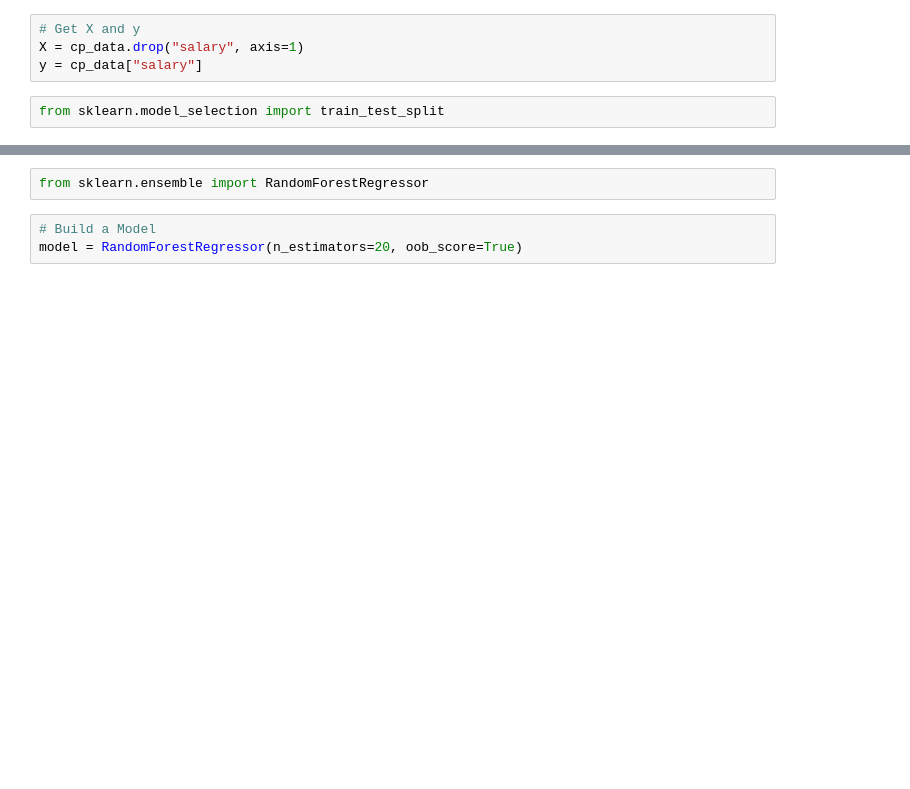
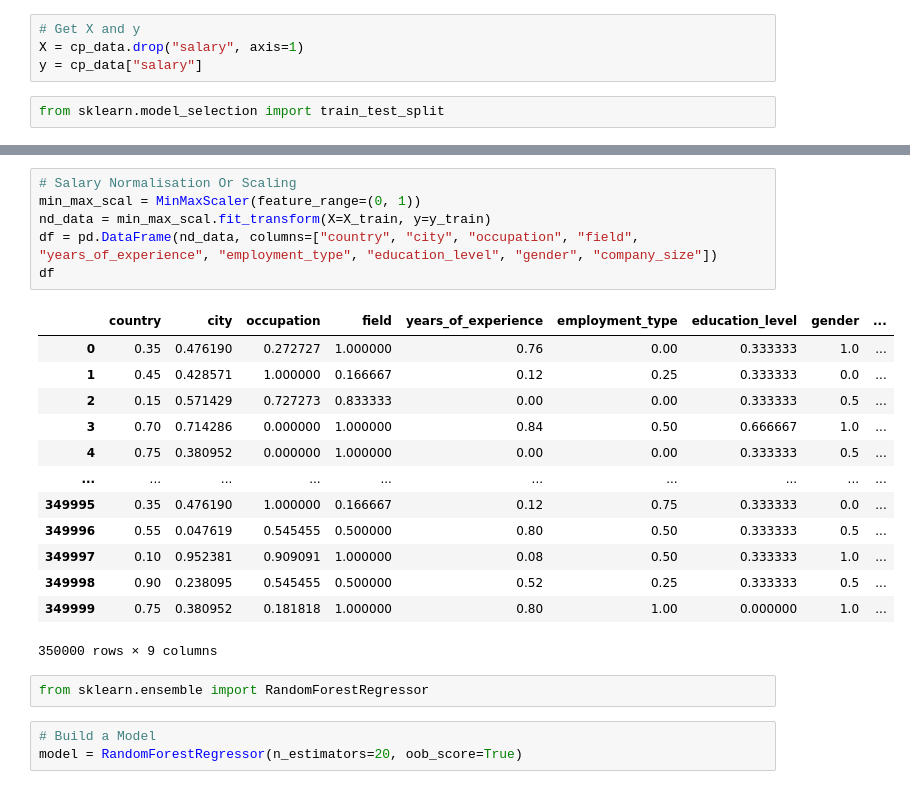
Before and after one commit to KaraniAbdellah/Job_Market, a Jupyter notebook: model_random_forset.ipynb, the cells around one changed output, grey strips where cells are left out. Saved outputs shown, nothing was run; the diff lists cells and outputs as text; blank space fills up the shorter version.

```diff
--- a/model_random_forset.ipynb
+++ b/model_random_forset.ipynb
@@ -67,3 +62,23 @@ X_train.head(2)
+# %%
+# Salary Normalisation Or Scaling
+min_max_scal = MinMaxScaler(feature_range=(0, 1))
+nd_data = min_max_scal.fit_transform(X=X_train, y=y_train)
+df = pd.DataFrame(nd_data, columns=["country", "city", "occupation", "field", "years_of_experience", "employment_type", "education_level", "gender", "company_size"])
+df
+# %% [output]
+|  | country | city | occupation | field | years_of_experience | employment_type | education_level | gender | ... |
+| 0 | 0.35 | 0.476190 | 0.272727 | 1.000000 | 0.76 | 0.00 | 0.333333 | 1.0 | ... |
+| 1 | 0.45 | 0.428571 | 1.000000 | 0.166667 | 0.12 | 0.25 | 0.333333 | 0.0 | ... |
+| 2 | 0.15 | 0.571429 | 0.727273 | 0.833333 | 0.00 | 0.00 | 0.333333 | 0.5 | ... |
+| 3 | 0.70 | 0.714286 | 0.000000 | 1.000000 | 0.84 | 0.50 | 0.666667 | 1.0 | ... |
+| 4 | 0.75 | 0.380952 | 0.000000 | 1.000000 | 0.00 | 0.00 | 0.333333 | 0.5 | ... |
+| ... | ... | ... | ... | ... | ... | ... | ... | ... | ... |
+| 349995 | 0.35 | 0.476190 | 1.000000 | 0.166667 | 0.12 | 0.75 | 0.333333 | 0.0 | ... |
+| 349996 | 0.55 | 0.047619 | 0.545455 | 0.500000 | 0.80 | 0.50 | 0.333333 | 0.5 | ... |
+| 349997 | 0.10 | 0.952381 | 0.909091 | 1.000000 | 0.08 | 0.50 | 0.333333 | 1.0 | ... |
+| 349998 | 0.90 | 0.238095 | 0.545455 | 0.500000 | 0.52 | 0.25 | 0.333333 | 0.5 | ... |
+| 349999 | 0.75 | 0.380952 | 0.181818 | 1.000000 | 0.80 | 1.00 | 0.000000 | 1.0 | ... |
+350000 rows × 9 columns
 # %%
 from sklearn.ensemble import RandomForestRegressor
 # %%
```
Also changed, not shown: parts of 7 cells of this notebook.
